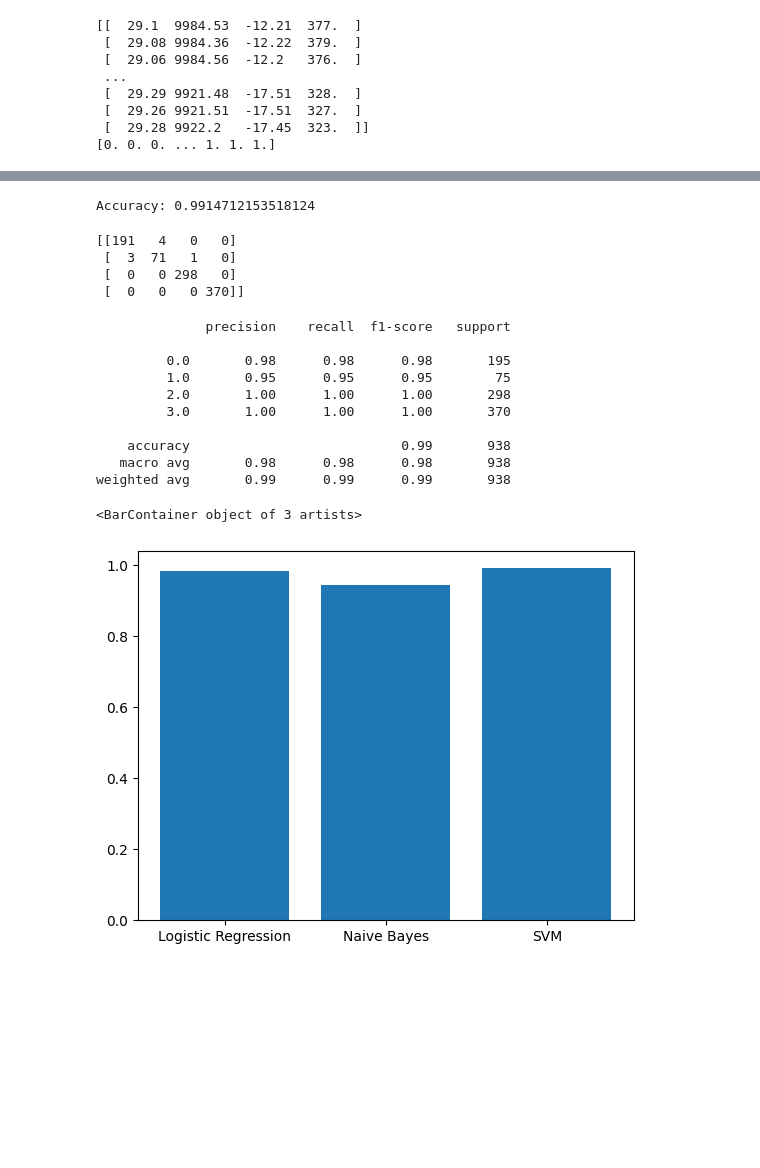
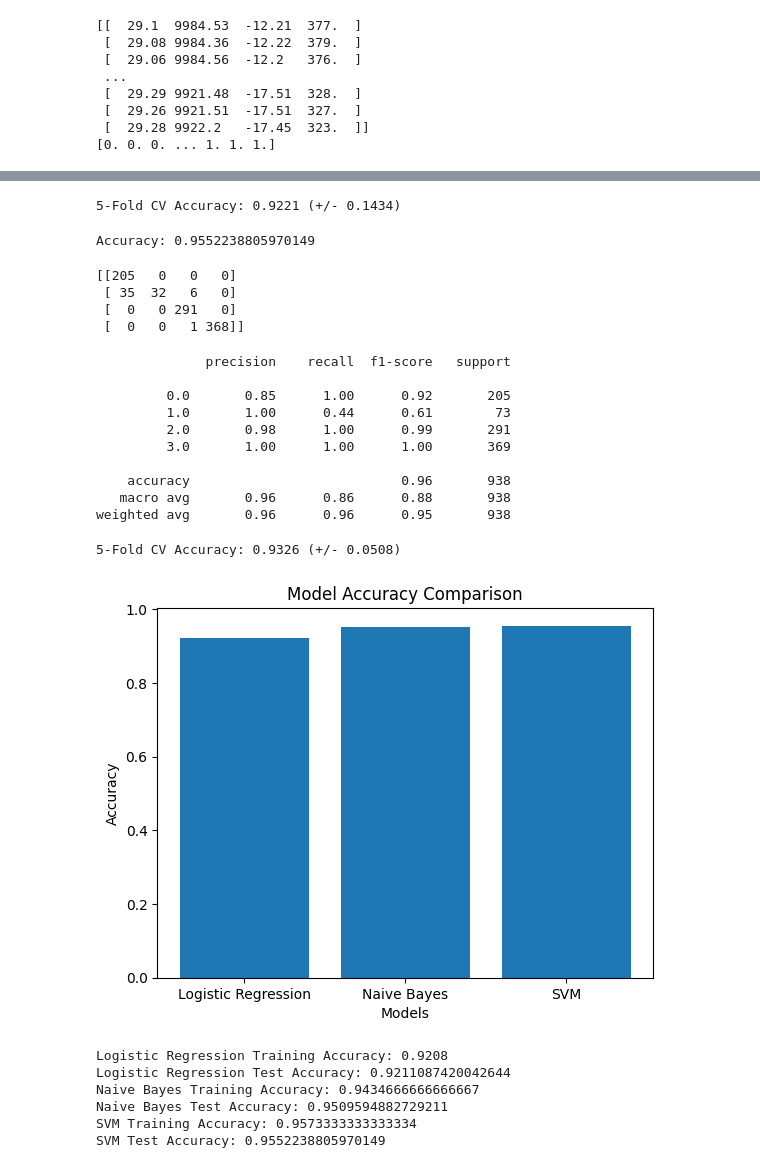
Before and after one commit to OMCHOKSI108/Smart_Agriculture_System, a Jupyter notebook: Irrigation_schedule.ipynb, the cells around one changed output, grey strips where cells are left out. Cells and saved outputs as stored; diff of their text form; code cells hidden in the pictures; blank space fills up the shorter version.

```diff
--- a/Irrigation_schedule.ipynb
+++ b/Irrigation_schedule.ipynb
@@ -238,7 +238,7 @@ print(Y)
 # %%
 #Splitting dataset into 80% training and 20% testing
 from sklearn.model_selection import train_test_split
-X_train, X_test, Y_train, Y_test = train_test_split(X, Y, test_size=0.20, random_state = 42)
+X_train, X_test, Y_train, Y_test = train_test_split(X, Y, test_size=0.20, random_state = 42, shuffle = True, stratify = Y)
 # %%
 #Scaling the data using Standard Scaler
 from sklearn.preprocessing import StandardScaler
@@ -248,8 +248,9 @@ X_test = sc.transform(X_test)
 # %%
 from sklearn.linear_model import LogisticRegression
 from sklearn.metrics import accuracy_score, confusion_matrix
+from sklearn.model_selection import cross_val_score
 
-lr_classifier = LogisticRegression(random_state = 42)
+lr_classifier = LogisticRegression(C = 0.1, random_state = 42)
 lr_classifier.fit(X_train, Y_train)
 y_pred_lr = lr_classifier.predict(X_test)
 accuracy_lr = accuracy_score(Y_test, y_pred_lr)
@@ -317,43 +323,81 @@ weighted avg       0.94      0.94      0.94       938
+# %%
+# 5-fold Cross-Validation
+nb_cv_scores = cross_val_score(nb_classifier, sc.transform(X), Y, cv=5)
+print(f"5-Fold CV Accuracy: {nb_cv_scores.mean():.4f} (+/- {nb_cv_scores.std() * 2:.4f})")
+# %% [output]
+5-Fold CV Accuracy: 0.9221 (+/- 0.1434)
 # %%
 #SVM
 from sklearn.svm import SVC
 
-svm_classifier = SVC(kernel = 'linear', random_state = 42)
+svm_classifier = SVC(kernel = 'linear', C = 0.1, random_state = 42)
 svm_classifier.fit(X_train, Y_train)
 y_pred_svm = svm_classifier.predict(X_test)
 accuracy_svm = accuracy_score(Y_test, y_pred_svm)
 print("Accuracy:", accuracy_svm)
 # %% [output]
-Accuracy: 0.9914712153518124
+Accuracy: 0.9552238805970149
 # %%
 #Confusion Matrix
 cm_svm = confusion_matrix(Y_test, y_pred_svm)
 print(cm_svm)
 # %% [output]
-[[191   4   0   0]
- [  3  71   1   0]
- [  0   0 298   0]
- [  0   0   0 370]]
+[[205   0   0   0]
+ [ 35  32   6   0]
+ [  0   0 291   0]
+ [  0   0   1 368]]
 # %%
 #Classification Report
 print(classification_report(Y_test, y_pred_svm))
 # %% [output]
               precision    recall  f1-score   support
 
-         0.0       0.98      0.98      0.98       195
-         1.0       0.95      0.95      0.95        75
-         2.0       1.00      1.00      1.00       298
-         3.0       1.00      1.00      1.00       370
+         0.0       0.85      1.00      0.92       205
+         1.0       1.00      0.44      0.61        73
+         2.0       0.98      1.00      0.99       291
+         3.0       1.00      1.00      1.00       369
 
-    accuracy                           0.99       938
-   macro avg       0.98      0.98      0.98       938
-weighted avg       0.99      0.99      0.99       938
+    accuracy                           0.96       938
+   macro avg       0.96      0.86      0.88       938
+weighted avg       0.96      0.96      0.95       938
+# %%
+# 5-fold Cross-Validation
+svm_cv_scores = cross_val_score(svm_classifier, sc.transform(X), Y, cv=5)
+print(f"5-Fold CV Accuracy: {svm_cv_scores.mean():.4f} (+/- {svm_cv_scores.std() * 2:.4f})")
+# %% [output]
+5-Fold CV Accuracy: 0.9326 (+/- 0.0508)
 # %%
 #Plotting the different amongst the models
 models = ['Logistic Regression', 'Naive Bayes', 'SVM']
 accuracy = [accuracy_lr, accuracy_nb, accuracy_svm]
 
 plt.bar(models, accuracy)
+plt.title("Model Accuracy Comparison")
+plt.xlabel("Models")
+plt.ylabel("Accuracy")
+plt.show()
 # %% [output]
-<BarContainer object of 3 artists>
-[figure, old version]
+[figure, new version]
+# %%
+#Check if the models are overfitting are not
+y_train_pred_lr = lr_classifier.predict(X_train)
+lr_train_acc = accuracy_score(Y_train, y_train_pred_lr)
+print("Logistic Regression Training Accuracy:", accuracy_score(Y_train, y_train_pred_lr))
+print("Logistic Regression Test Accuracy:", accuracy_lr)
+
+y_train_pred_nb = nb_classifier.predict(X_train)
+nb_train_acc = accuracy_score(Y_train, y_train_pred_nb)
+print("Naive Bayes Training Accuracy:", accuracy_score(Y_train, y_train_pred_nb))
+print("Naive Bayes Test Accuracy:", accuracy_nb)
+
+y_train_pred_svm = svm_classifier.predict(X_train)
+svm_train_acc = accuracy_score(Y_train, y_train_pred_svm)
+print("SVM Training Accuracy:", accuracy_score(Y_train, y_train_pred_svm))
+print("SVM Test Accuracy:", accuracy_svm)
+# %% [output]
+Logistic Regression Training Accuracy: 0.9208
+Logistic Regression Test Accuracy: 0.9211087420042644
+Naive Bayes Training Accuracy: 0.9434666666666667
+Naive Bayes Test Accuracy: 0.9509594882729211
+SVM Training Accuracy: 0.9573333333333334
+SVM Test Accuracy: 0.9552238805970149
```
Also changed, not shown: parts of 8 cells of this notebook.
